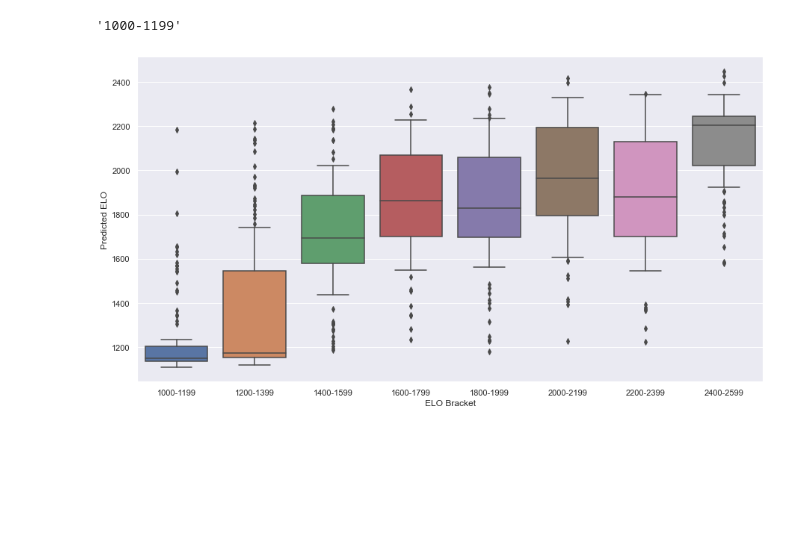
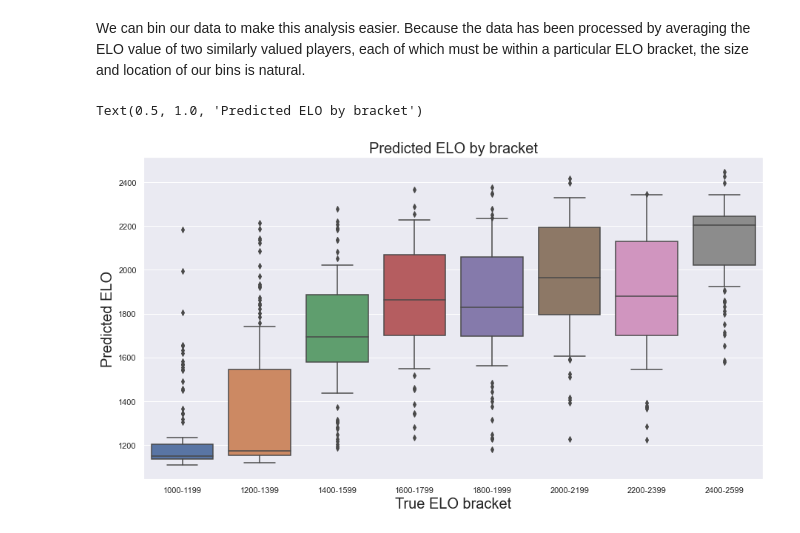
Before and after one commit to SteveHarrellson/Chess-Skill-Estimation, a Jupyter notebook: Test Model on Data.ipynb, the cells around one changed output. Cells and saved outputs as stored; diff of their text form; code cells hidden in the pictures; blank space fills up the shorter version.

```diff
--- a/Test Model on Data.ipynb
+++ b/Test Model on Data.ipynb
@@ -100,14 +95,11 @@ trainy
-# %%
-trainy.transpose().head()
-Build_Brackets(trainy['Average ELO'].loc[0])
-# %% [output]
-'1000-1199'
 # %%
 pred_real_df = pd.DataFrame()
 pred_real_df["Real ELO"] = trainy["Average ELO"]
 pred_real_df["Predicted ELO"] = x_pred
 pred_real_df["ELO Bracket"] = trainy["Average ELO"].astype(int).apply(lambda x:Build_Brackets(x))
 pred_real_df["Pred ELO Bracket"] = [Build_Brackets(i) for i in x_pred]
+# %% [markdown]
+We can bin our data to make this analysis easier.  Because the data has been processed by averaging the ELO value of two similarly valued players, each of which must be within a particular ELO bracket, the size and location of our bins is natural.
 # %%
 Predictions = pd.DataFrame()
 Pred_only = pd.DataFrame()
@@ -130,6 +122,13 @@ for i in range(len(ELO_bracket)):
 test =  pred_real_df[(pred_real_df["Real ELO"]>ELO_bracket_num[0][0]) & (pred_real_df["Real ELO"]<ELO_bracket_num[0][1])]
 # %%
 x = list(Pred_dict.keys())
-ax = sns.boxplot(x = "ELO Bracket", y = "Predicted ELO" , data = pred_real_df.sort_values(by = ["ELO Bracket"]), whis = 0.5)
+box_plt = sns.boxplot(x = "ELO Bracket",
+                 y = "Predicted ELO",
+                 data = pred_real_df.sort_values(by = ["ELO Bracket"]),
+                 whis = 0.5)
+box_plt.set_ylabel('Predicted ELO', fontsize=20)
+box_plt.set_xlabel('True ELO bracket', fontsize=20)
+box_plt.set_title('Predicted ELO by bracket', fontsize=20)
 # %% [output]
+Text(0.5, 1.0, 'Predicted ELO by bracket')
-[figure, old version]
+[figure, new version]
```
Also changed, not shown: parts of 25 cells of this notebook.
